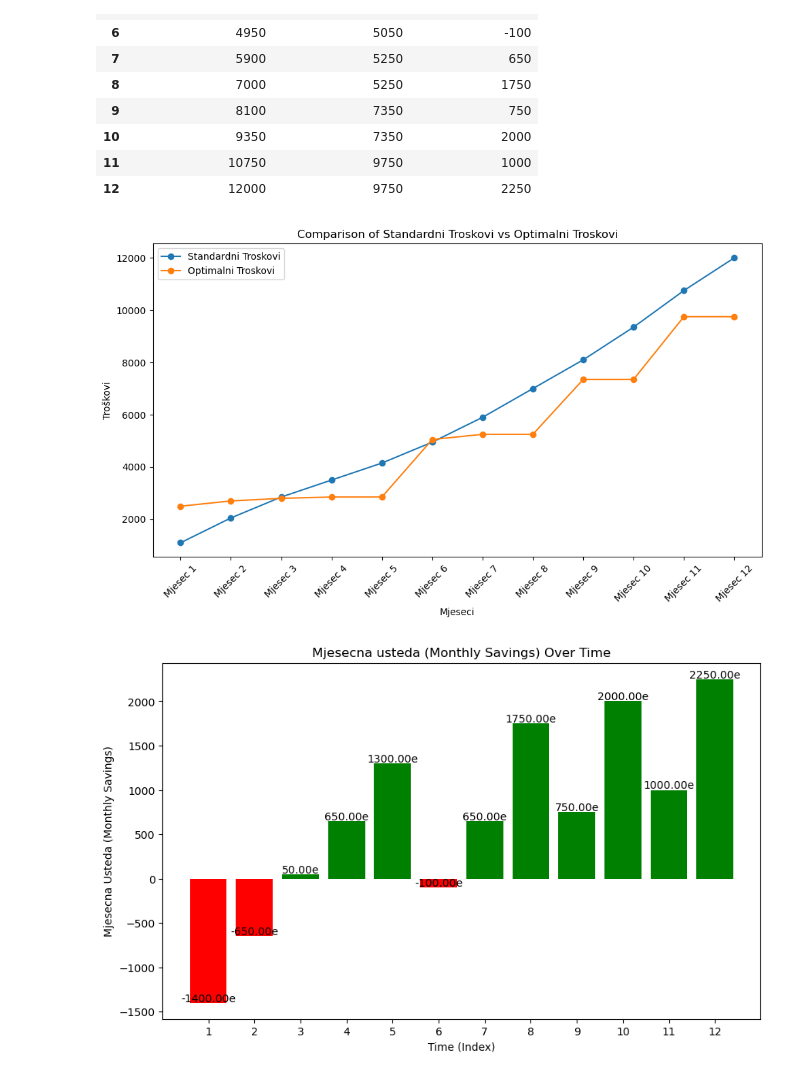
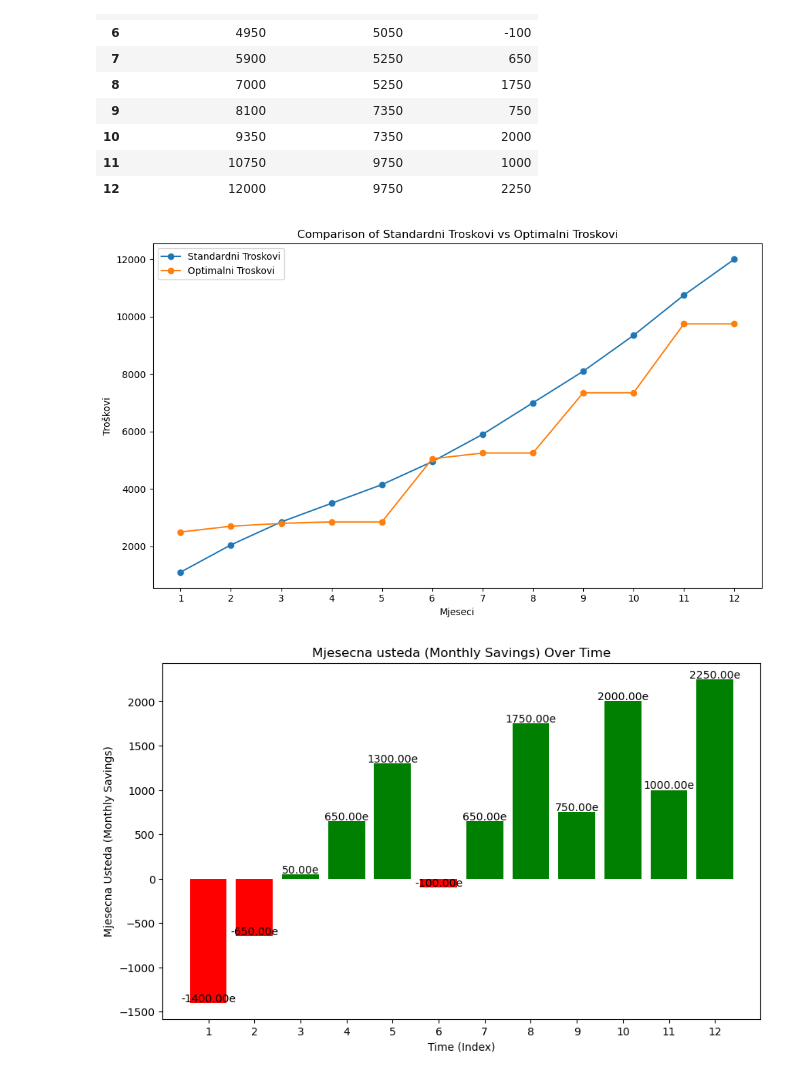
Before and after one commit to JednaKuna/planiranje_proizvodnje, a Jupyter notebook: izracun.ipynb, the cells around one changed output. Saved outputs shown, nothing was run; the diff lists cells and outputs as text; code cells hidden in the pictures.

```diff
--- a/izracun.ipynb
+++ b/izracun.ipynb
@@ -369,31 +369,31 @@ usporedba_troskova_df
 # %%
 
 # Create month labels based on the index of the DataFrame
-months = ['Mjesec ' + str(i) for i in usporedba_troskova_df.index]
+months = [str(i) for i in usporedba_troskova_df.index]
 
 # Plotting the line chart
 plt.figure(figsize=(10, 6))
 
 # Plot 'standardni_troskovi' and 'optimalni_troskovi'
 plt.plot(usporedba_troskova_df.index, usporedba_troskova_df['standardni troskovi'], label='Standardni Troskovi', marker='o')
 plt.plot(usporedba_troskova_df.index, usporedba_troskova_df['optimalni troskovi'], label='Optimalni Troskovi', marker='o')
 
 # Adding labels and title
 plt.title('Comparison of Standardni Troskovi vs Optimalni Troskovi')
 plt.xlabel('Mjeseci')
 plt.ylabel('Troškovi')
 
 
-plt.xticks(usporedba_troskova_df.index, months, rotation=45)
+plt.xticks(usporedba_troskova_df.index, months)
 
 
 plt.legend()
 
 
 plt.tight_layout()
 plt.show()
 # %% [output]
-[figure, old version]
+[figure, new version]
 # %%
 
 # Define a list to store the bar colors based on the 'mjesecna usteda' values
```
Also changed, not shown: 1 other file.
